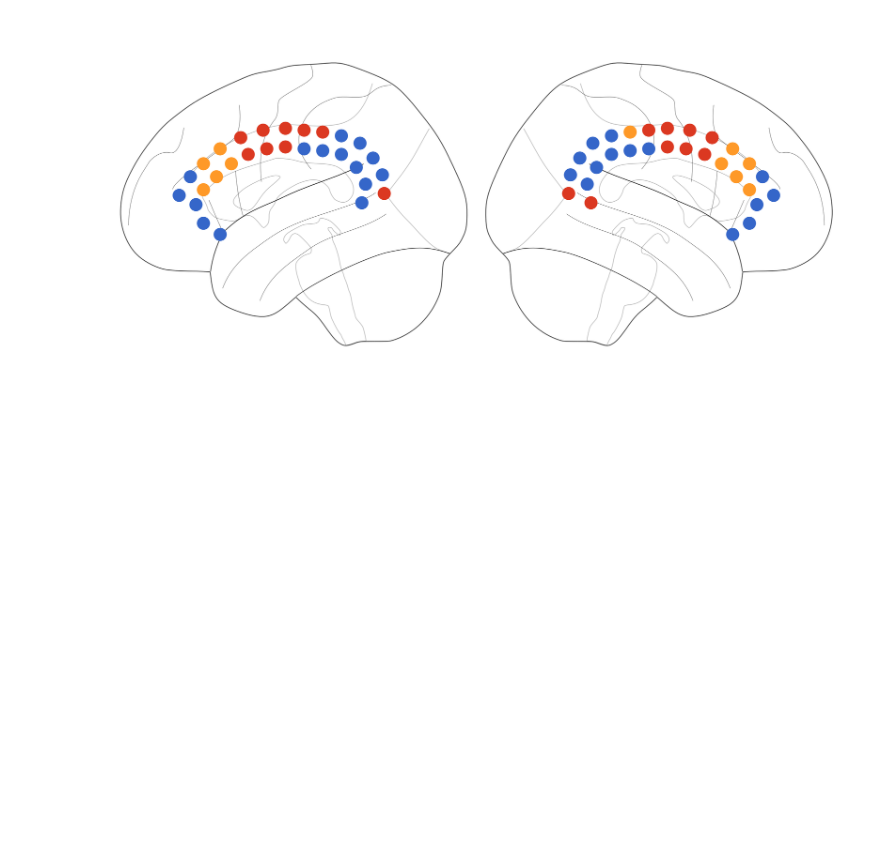
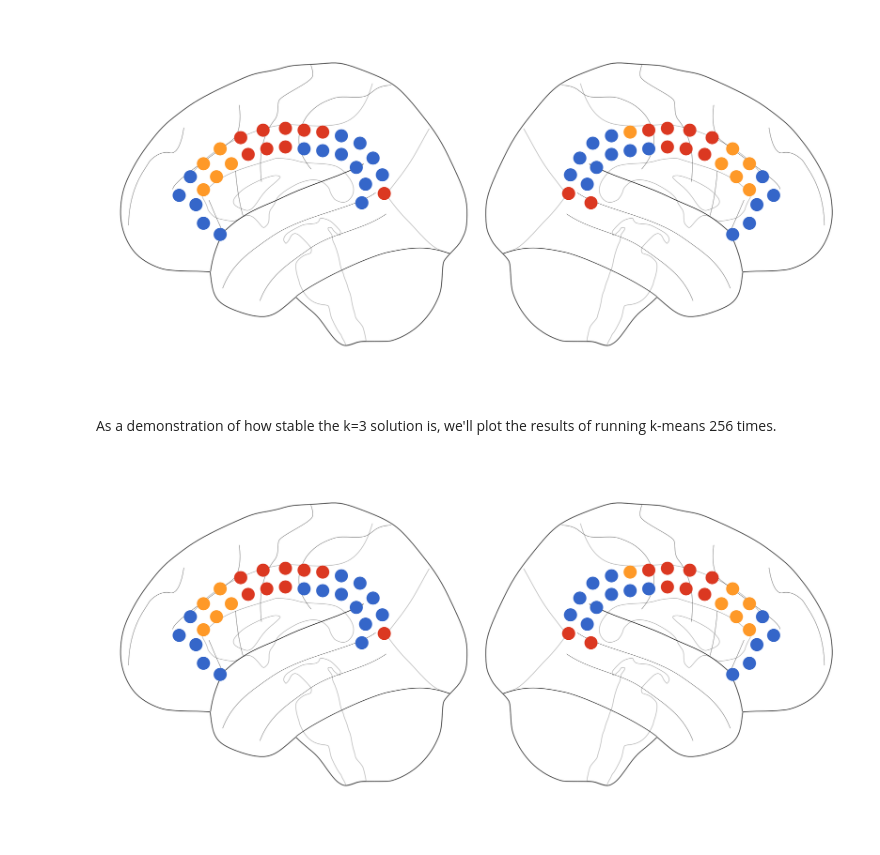
Before and after one commit to boredStats/cingulate-cortex-parcellation, a Jupyter notebook: k_means/k_means.ipynb, the cells around one changed output. Cells and saved outputs as stored; diff of their text form; code cells hidden in the pictures; blank space fills up the shorter version.

Commit message:
final draft of k-means notebook

```diff
--- a/k_means/k_means.ipynb
+++ b/k_means/k_means.ipynb
@@ -125,3 +109,17 @@ colors = putils.node_color_generator(palette, network_consistency.values[:, 0])
 putils.plotBrains2(seed_coords, colors)
 # %% [output]
 [figure]
+# %% [markdown]
+As a demonstration of how stable the k=3 solution is, we'll plot the results of running k-means 256 times.
+# %%
+with open(r"./notebook_data/seed_networks_results.pkl", 'rb') as file:
+    seed_networks_256 = pkl.load(file)
+seed_networks_km_data = seed_networks_256['km'] #Getting k-means results
+
+best_k = 3
+network_consistency_256 = kutils.bestSolution(seed_networks_km_data, best_k, seed_list)
+
+colors = putils.node_color_generator(palette, network_consistency_256.values[:, 0])
+putils.plotBrains2(seed_coords, colors)
+# %% [output]
+[figure, added]
```
Also changed, not shown: parts of 14 cells of this notebook, 4 other files.
